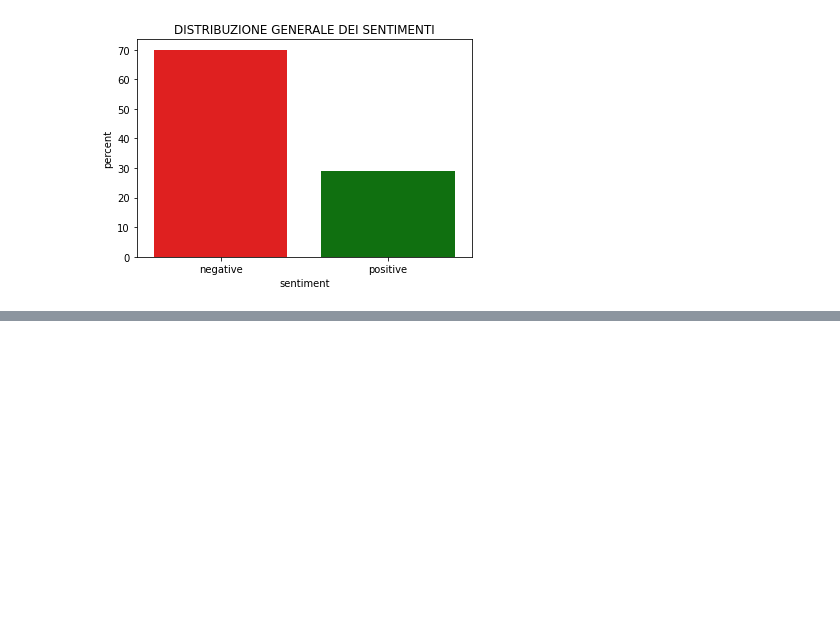
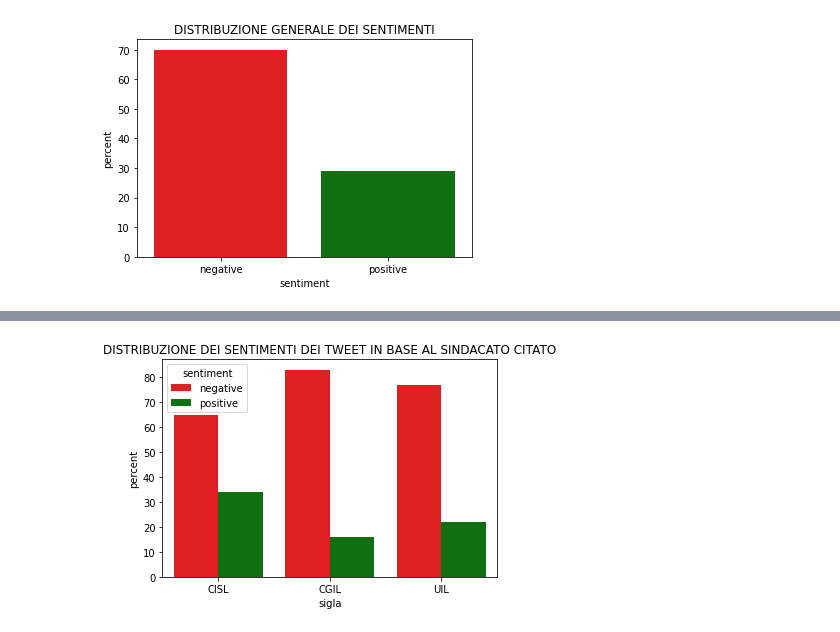
Before and after one commit to paolofesta/prove, a Jupyter notebook: scrittura.ipynb, the cells around one changed output, grey strips where cells are left out. Saved outputs shown, nothing was run; the diff lists cells and outputs as text; code cells hidden in the pictures; blank space fills up the shorter version.

```diff
--- a/scrittura.ipynb
+++ b/scrittura.ipynb
@@ -183,0 +187,6 @@ print()
+# %%
+#@title
+sns.barplot(data=df1,x='sigla',y='percent',hue='sentiment',palette=['r','g']).set_title('DISTRIBUZIONE DEI SENTIMENTI DEI TWEET IN BASE AL SINDACATO CITATO')
+print()
+# %% [output]
+[figure, added]
```
Also changed, not shown: parts of 12 cells of this notebook.
